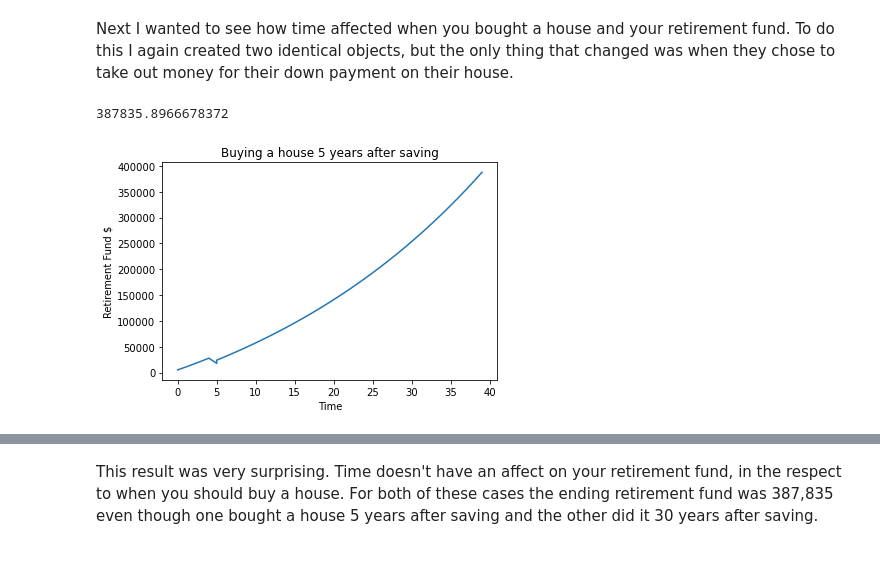
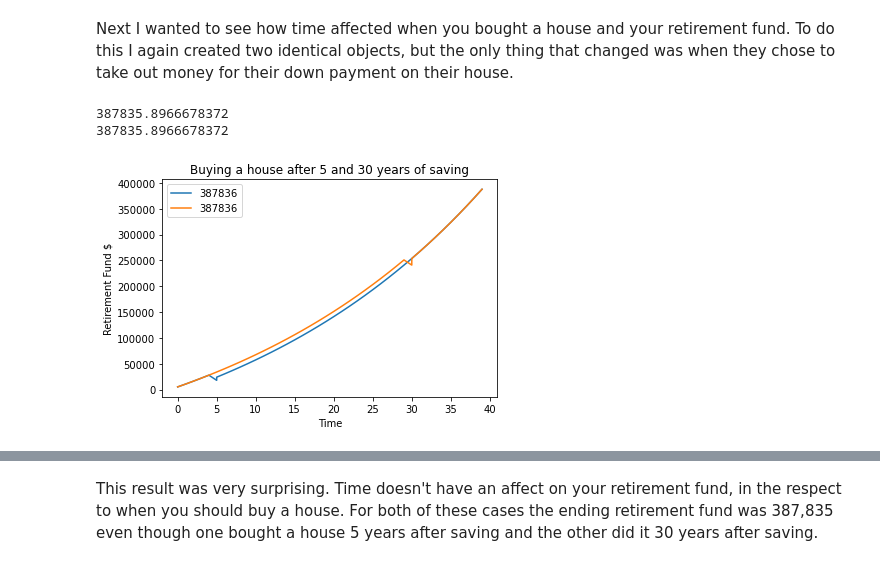
Before and after one commit to aniessaterps/CMSE202_Honors_Project, a Jupyter notebook: CMSE202_HonorsOption_AniessaTerpstra.ipynb, the cells around one changed output, grey strips where cells are left out. Drawn from its saved outputs; the diff is of its cells as text; code cells hidden in the pictures.

```diff
--- a/CMSE202_HonorsOption_AniessaTerpstra.ipynb
+++ b/CMSE202_HonorsOption_AniessaTerpstra.ipynb
@@ -43,7 +43,7 @@ class retirement():
     def plot(self):
         """This function is going to plot out the retirement fund with time on the x and the fund on the y."""
 
-        plt.plot(self.time,self.retirement)
+        plt.plot(self.time,self.retirement,label = round(self.retirement[len(self.retirement)-1]))
         plt.xlabel("Time")
         plt.ylabel("Retirement Fund $")
 
@@ -124,6 +124,7 @@ class retirement():
                 self.retirement.append(self.start)
                 self.time.append(i)
         self.plot()
+        plt.legend()
         print(self.retirement[len(self.retirement)-1])
 # %% [markdown]
 Below are three code chunks are three different objects of the retirement class. Everything is the same about. They have the same salary, time saved, interest rate, and percentage of saving. The only difference is the time that they went through a divorce.
@@ -150,8 +147,12 @@ Next I wanted to see how time affected when you bought a house and your retireme
 # %%
 ace = retirement(0,.005,40,70000,.1)
 ace.get_contributions()
 ace.update(house_age=5,down_payment=10000)
-plt.title("Buying a house 5 years after saving");
+leo = retirement(0,.005,40,70000,.1)
+leo.get_contributions()
+leo.update(house_age=30,down_payment=10000)
+plt.title("Buying a house after 5 and 30 years of saving");
 # %% [output]
 387835.8966678372
+387835.8966678372
-[figure, old version]
+[figure, new version]
```
Also changed, not shown: parts of 17 cells of this notebook.
